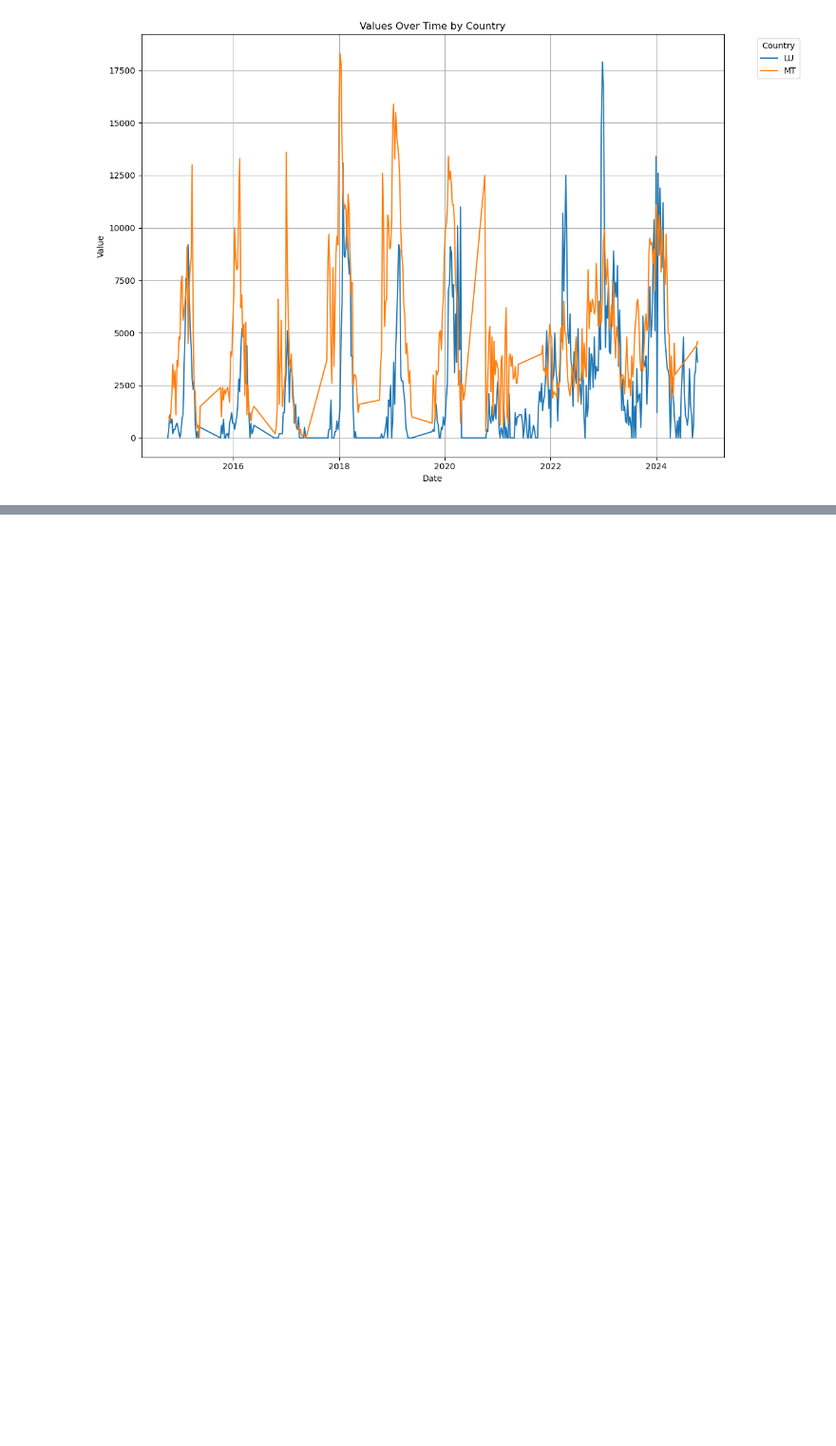
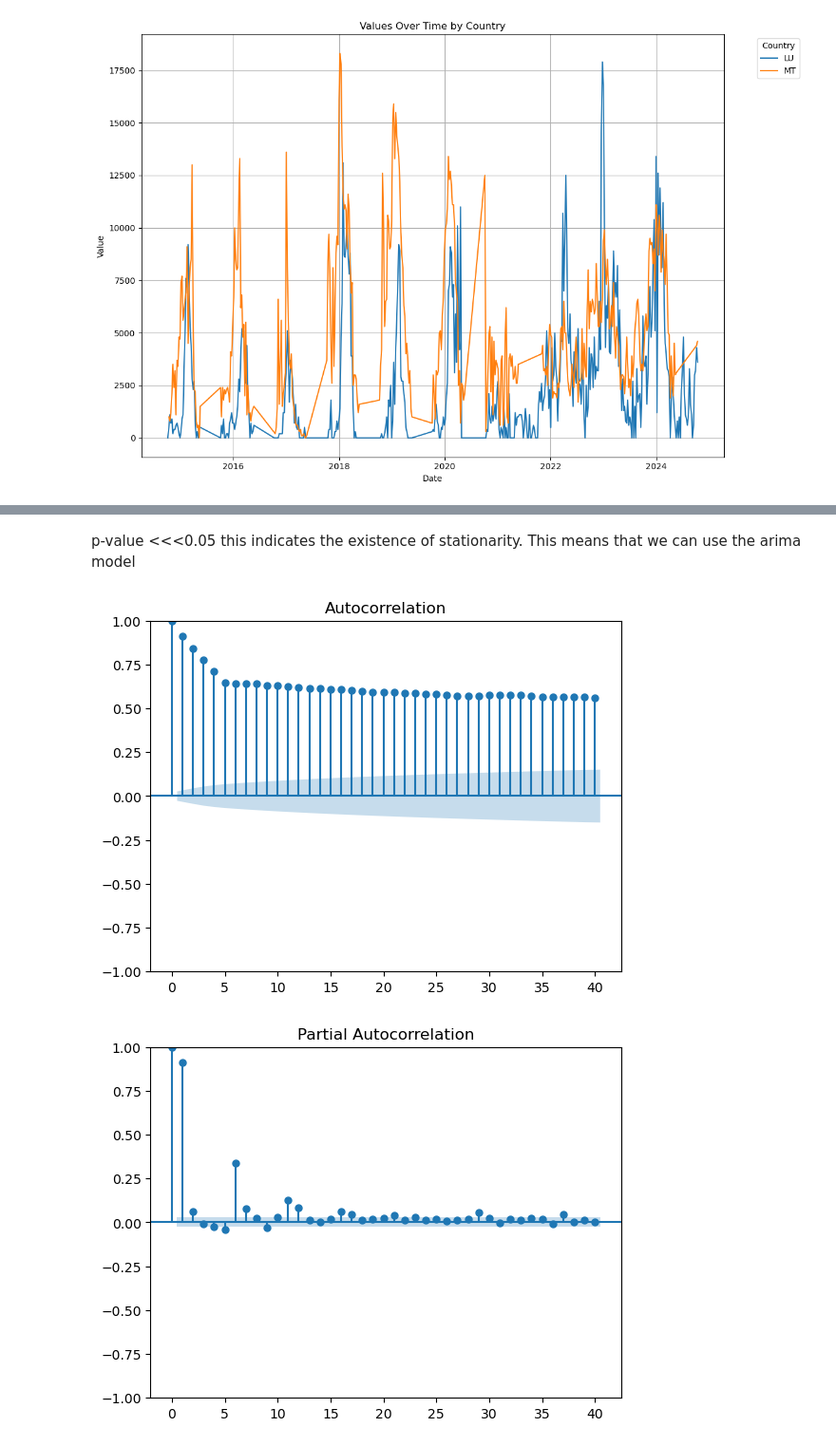
Before and after one commit to flopidopi23/TFM, a Jupyter notebook: preproccess.ipynb, the cells around one changed output, grey strips where cells are left out. Shown at 95% size. Cells and saved outputs as stored; diff of their text form; code cells hidden in the pictures; blank space fills up the shorter version.

Commit message:
check if arima can be use

```diff
--- a/preproccess.ipynb
+++ b/preproccess.ipynb
@@ -678,0 +717,10 @@ p-value: 0.000512
+# %% [markdown]
+p-value <<<0.05 this indicates the existence of stationarity. This means that we can use the arima model
+# %%
+from statsmodels.graphics.tsaplots import plot_acf, plot_pacf
+plot_acf(ari['value'], lags=40)
+plot_pacf(ari['value'], lags=40)
+plt.show()
+# %% [output]
+[figure, added]
+[figure, added]
```
Also changed, not shown: parts of 12 cells of this notebook.
